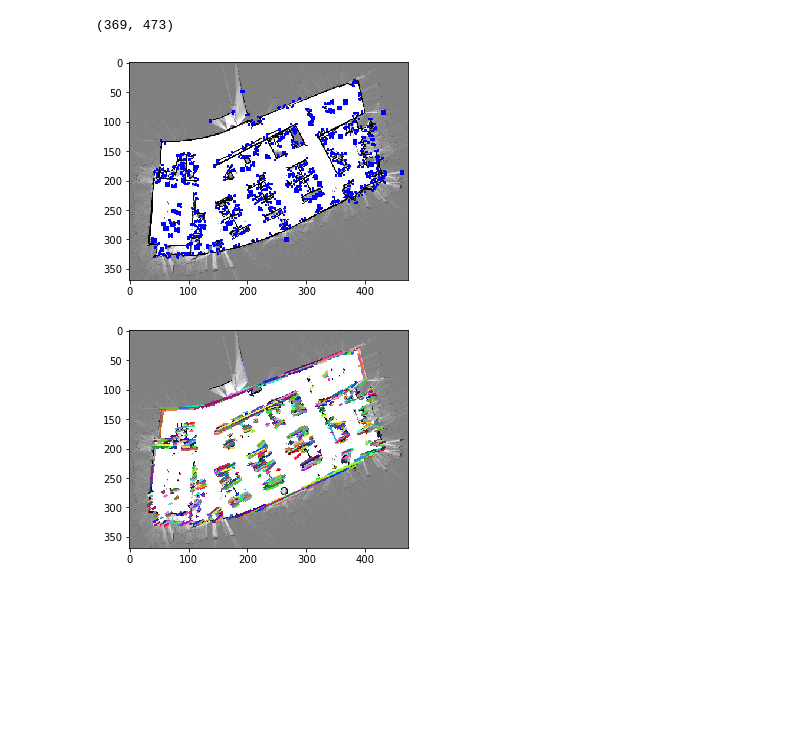
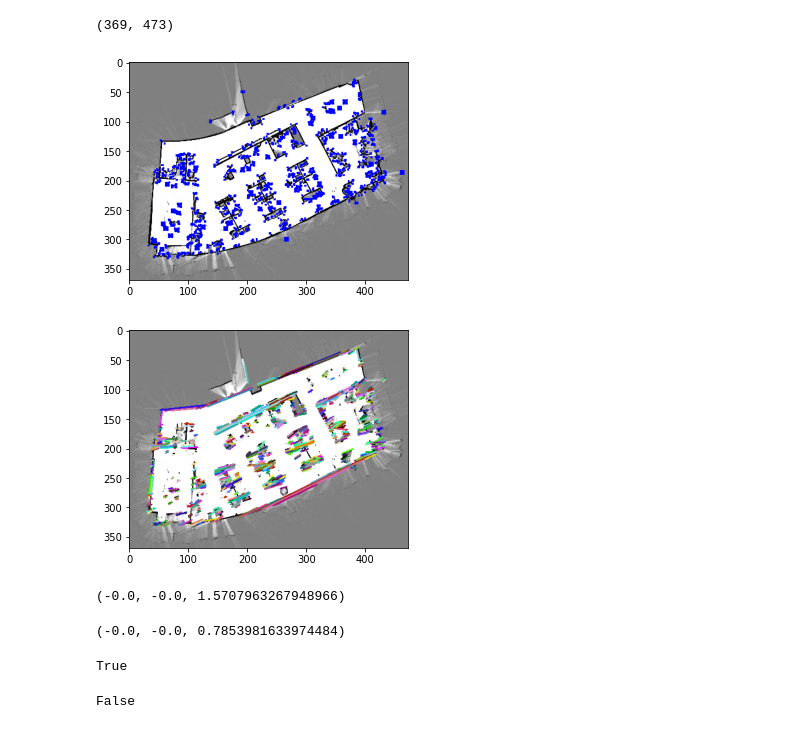
Before and after one commit to arjo129/auto_map_warper, a Jupyter notebook: map_warping.ipynb, the cells around one changed output. Cells and saved outputs as stored; diff of their text form; code cells hidden in the pictures; blank space fills up the shorter version.

```diff
--- a/map_warping.ipynb
+++ b/map_warping.ipynb
@@ -19,9 +19,9 @@ res = cv2.inRange(img,np.array([0,0,0]),np.array([30,30,30]))
 #res = res*100.0
 
 kernel = np.ones((5,5),np.uint8)
-res = cv2.dilate(res, kernel)
-res = cv2.erode(res, kernel)
-res = cv2.dilate(res, kernel)
+#res = cv2.dilate(res, kernel)
+#res = cv2.erode(res, kernel)
+#res = cv2.dilate(res, kernel)
 plt.imshow(res)
 plt.show()
 # %% [output]
@@ -40,18 +87,18 @@ img_corner[dst>0.01*dst.max()]=[0,0,255]
 plt.imshow(img_corner)
 plt.show()
 # %% [output]
-[figure, old version]
+[figure, new version]
 # %%
 from random import random
-minLineLength = 5
+minLineLength = 10
 maxLineGap = 1
-lines = cv2.HoughLinesP(res*100,1,np.pi/180,100,minLineLength,maxLineGap)
+lines = cv2.HoughLinesP(res*100,1,np.pi/45,100,minLineLength,maxLineGap)
 img2 = img.copy()
 for line in lines:
     for x1,y1,x2,y2 in line:
         cv2.line(img2,(x1,y1),(x2,y2),(255*random(),255*random(),255*random()),2)
 
 plt.imshow(img2)
 plt.show()
 # %% [output]
-[figure, old version]
+[figure, new version]
@@ -57,0 +124,24 @@ plt.show()
+# %%
+determine_line_intersects_and_angle([[0, -1, 0, 1]], [[1, 0, -1, 0]])
+# %% [output]
+(-0.0, -0.0, 1.5707963267948966)
+# %%
+determine_line_intersects_and_angle([[1, -1, -1, 1]], [[1, 0, -1, 0]])
+# %% [output]
+(-0.0, -0.0, 0.7853981633974484)
+# %%
+def line_segment_intersection(line, point):
+    x1_1, y1_1, x1_2, y1_2 = line[0]
+    start_pt = np.array([x1_1, y1_1])
+    end_pt = np.array([x1_2, y1_2])
+    grad1 = point - start_pt
+    grad2 = end_pt - start_pt
+    return grad2.dot(grad1) > 0 and np.linalg.norm(grad2) > np.linalg.norm(grad1)
+
+line_segment_intersection([[1,1,0,0]], [0.5,0.5])
+# %% [output]
+True
+# %%
+line_segment_intersection([[1,1,0,0]], [-0.5,-0.5])
+# %% [output]
+False
```
Also changed, not shown: parts of 10 cells of this notebook, 1 other file.
